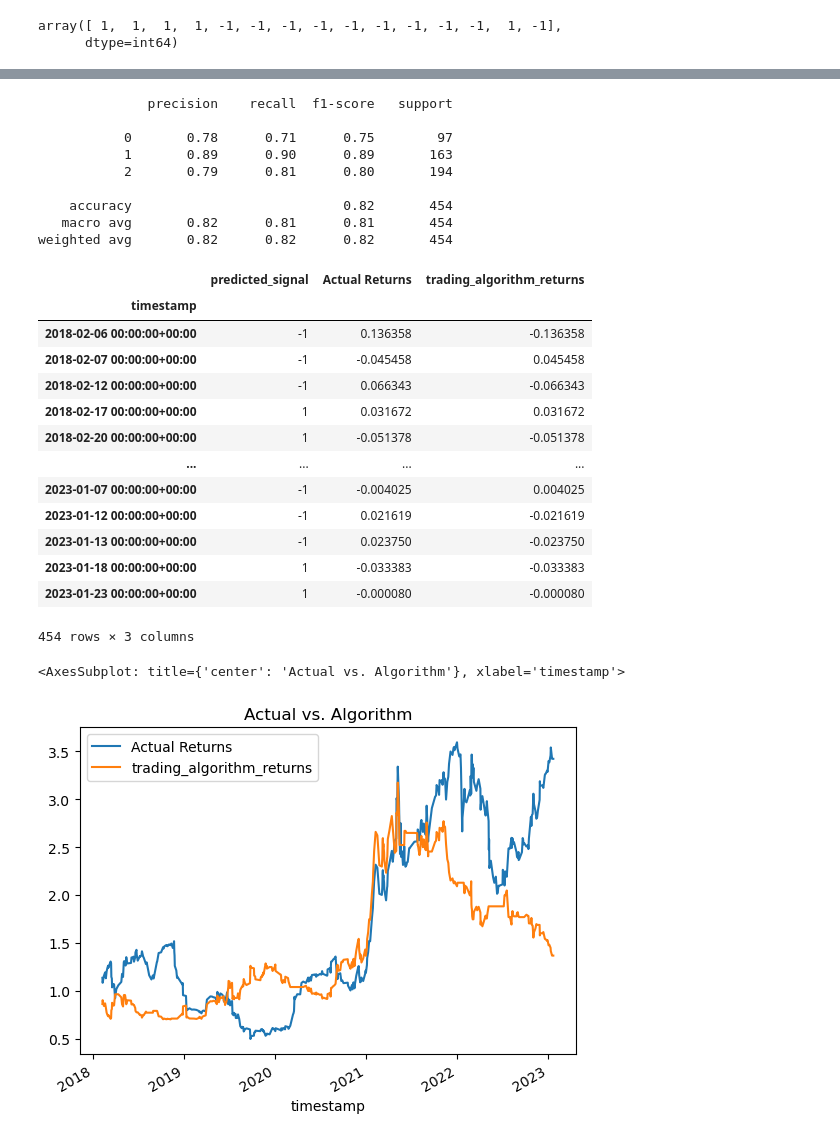
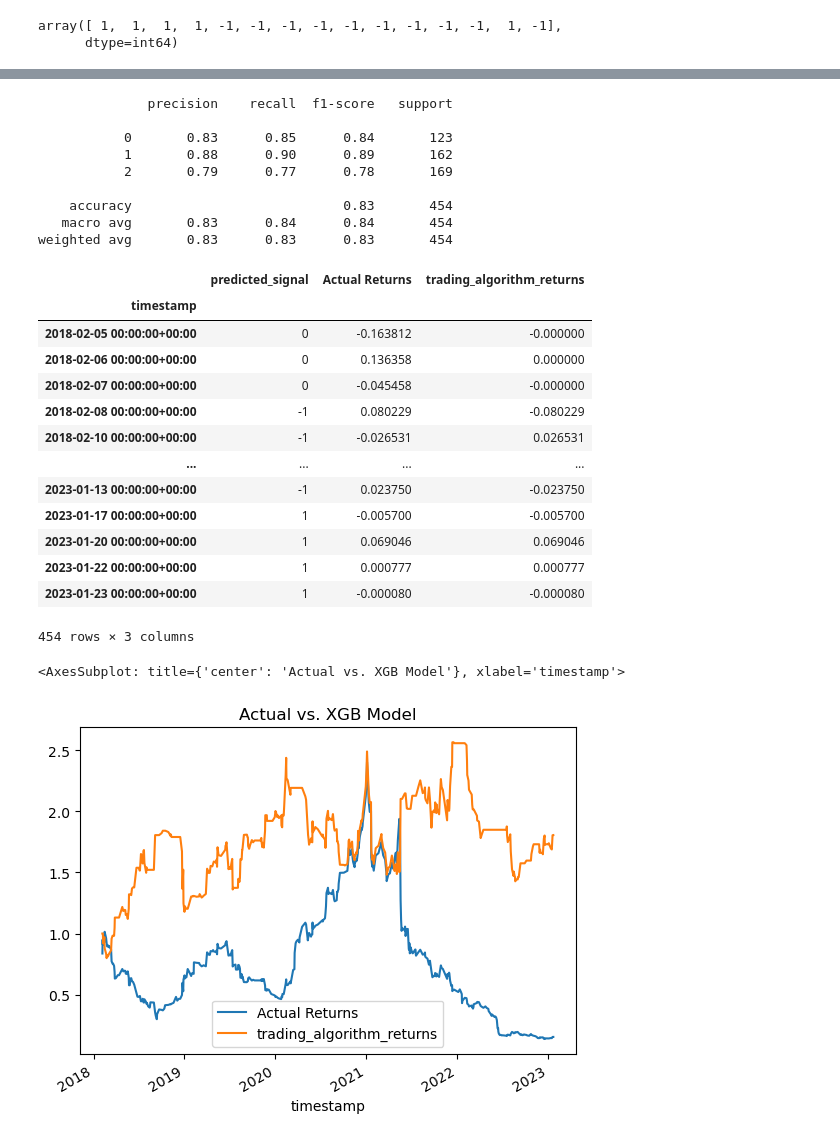
Before and after one commit to AGralin/dreambuilder_bot, a Jupyter notebook: testing/YEN_machine_learning.ipynb, the cells around one changed output, grey strips where cells are left out. Drawn from its saved outputs; the diff is of its cells as text; code cells hidden in the pictures.

Commit message:
update the XRB model for bettern returns

```diff
--- a/testing/YEN_machine_learning.ipynb
+++ b/testing/YEN_machine_learning.ipynb
@@ -407,7 +410,7 @@ m[m<0] = 2
 # %%
 # Identify Feature and Target
 X = m.drop(["Signal"], axis=1).shift().dropna()
-y = m["Signal"][1:].copy().dropna()
+y = m["Signal"][1:].copy()
 # %%
 #Create Pipelines
 
@@ -424,7 +427,7 @@ from sklearn.model_selection import train_test_split
 from sklearn.metrics import classification_report
 from sklearn.model_selection import GridSearchCV
 
-xgb_cl = xgb.XGBClassifier()
+xgb_cl = xgb.XGBClassifier(colsample_bylevel=1, gamma=10, learning_rate= 1)
 
 # Apply preprocessing
 
@@ -448,13 +451,13 @@ print(xgb_testing_report)
 # %% [output]
               precision    recall  f1-score   support
 
-           0       0.78      0.71      0.75        97
-           1       0.89      0.90      0.89       163
-           2       0.79      0.81      0.80       194
+           0       0.83      0.85      0.84       123
+           1       0.88      0.90      0.89       162
+           2       0.79      0.77      0.78       169
 
-    accuracy                           0.82       454
-   macro avg       0.82      0.81      0.81       454
-weighted avg       0.82      0.82      0.82       454
+    accuracy                           0.83       454
+   macro avg       0.83      0.84      0.84       454
+weighted avg       0.83      0.83      0.83       454
 # %%
 # Create a new empty predictions DataFrame using code provided below.
 predictions_df = pd.DataFrame(index=X_test.index)
@@ -467,21 +470,21 @@ predictions_df
 # %% [output]
 |  | predicted_signal | Actual Returns | trading_algorithm_returns |
 | timestamp |  |  |  |
-| 2018-02-06 00:00:00+00:00 | -1 | 0.136358 | -0.136358 |
-| 2018-02-07 00:00:00+00:00 | -1 | -0.045458 | 0.045458 |
-| 2018-02-12 00:00:00+00:00 | -1 | 0.066343 | -0.066343 |
-| 2018-02-17 00:00:00+00:00 | 1 | 0.031672 | 0.031672 |
-| 2018-02-20 00:00:00+00:00 | 1 | -0.051378 | -0.051378 |
+| 2018-02-05 00:00:00+00:00 | 0 | -0.163812 | -0.000000 |
+| 2018-02-06 00:00:00+00:00 | 0 | 0.136358 | 0.000000 |
+| 2018-02-07 00:00:00+00:00 | 0 | -0.045458 | -0.000000 |
+| 2018-02-08 00:00:00+00:00 | -1 | 0.080229 | -0.080229 |
+| 2018-02-10 00:00:00+00:00 | -1 | -0.026531 | 0.026531 |
 | ... | ... | ... | ... |
-| 2023-01-07 00:00:00+00:00 | -1 | -0.004025 | 0.004025 |
-| 2023-01-12 00:00:00+00:00 | -1 | 0.021619 | -0.021619 |
 | 2023-01-13 00:00:00+00:00 | -1 | 0.023750 | -0.023750 |
-| 2023-01-18 00:00:00+00:00 | 1 | -0.033383 | -0.033383 |
+| 2023-01-17 00:00:00+00:00 | 1 | -0.005700 | -0.005700 |
+| 2023-01-20 00:00:00+00:00 | 1 | 0.069046 | 0.069046 |
+| 2023-01-22 00:00:00+00:00 | 1 | 0.000777 | 0.000777 |
 | 2023-01-23 00:00:00+00:00 | 1 | -0.000080 | -0.000080 |
 454 rows × 3 columns
 # %%
 # Calculate and plot the cumulative returns for the `actual_returns` and the `trading_algorithm_returns`
-(1 + predictions_df[["Actual Returns", "trading_algorithm_returns"]]).cumprod().plot(title= "Actual vs. Algorithm")
+(1 + predictions_df[["Actual Returns", "trading_algorithm_returns"]]).cumprod().plot(title= "Actual vs. XGB Model")
 # %% [output]
-<AxesSubplot: title={'center': 'Actual vs. Algorithm'}, xlabel='timestamp'>
+<AxesSubplot: title={'center': 'Actual vs. XGB Model'}, xlabel='timestamp'>
-[figure, old version]
+[figure, new version]
```
Also changed, not shown: parts of 10 cells of this notebook.
